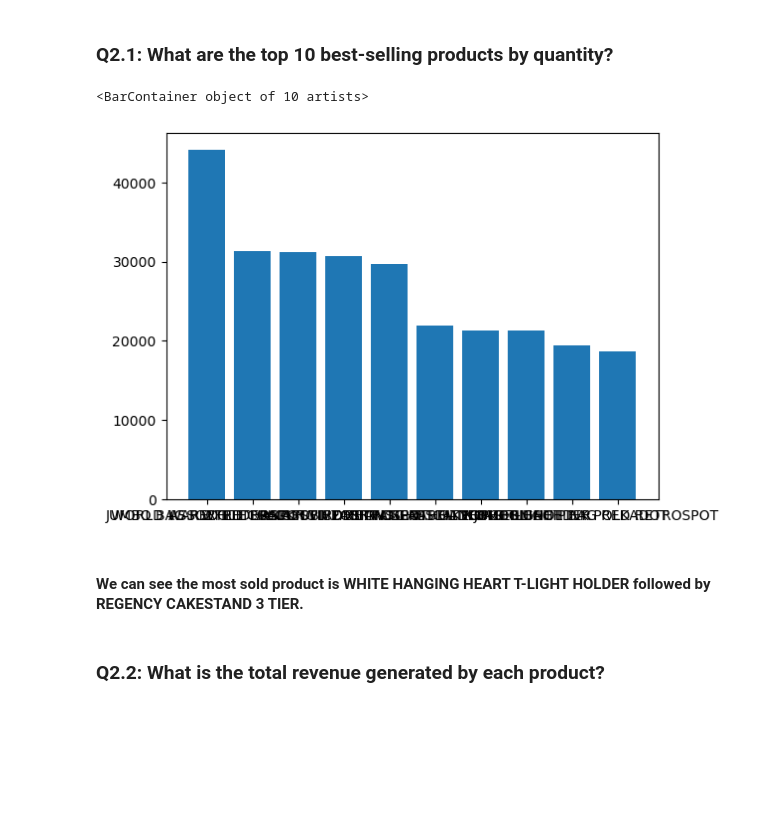
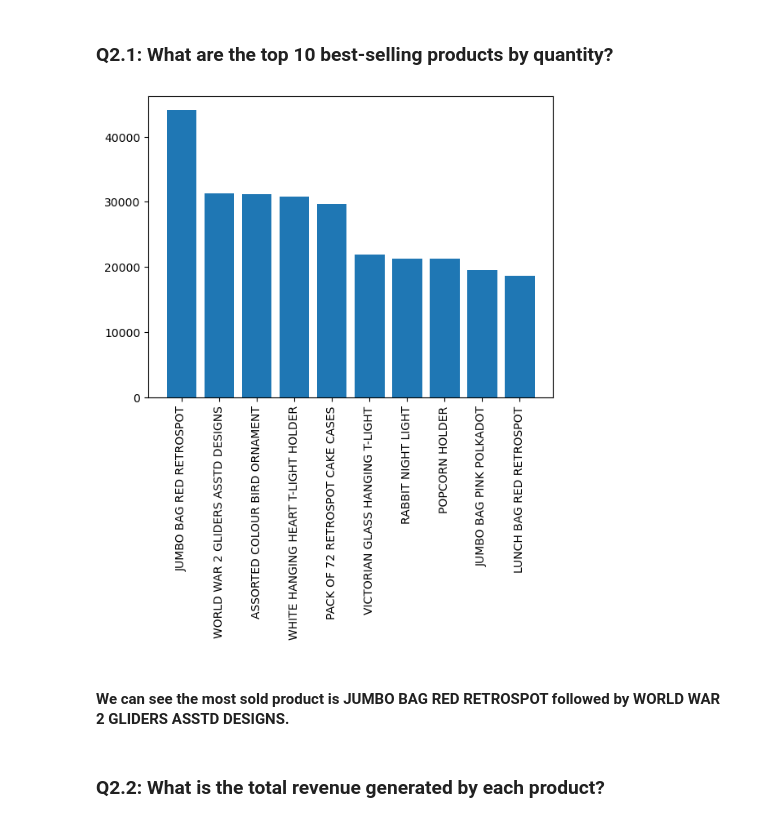
Before and after one commit to himanshuchrist/PA, a Jupyter notebook: 2348520_Lab1.ipynb, the cells around one changed output. Drawn from its saved outputs; the diff is of its cells as text; code cells hidden in the pictures; blank space fills up the shorter version.

```diff
--- a/2348520_Lab1.ipynb
+++ b/2348520_Lab1.ipynb
@@ -148,12 +148,13 @@ data.describe()
 # %%
 qty=data.groupby('Description')['Quantity'].sum().reset_index()
 qty=qty.sort_values(by='Quantity',ascending=False)[:10]
 plt.bar(qty.Description,qty.Quantity)
+plt.xticks(rotation=90)
+plt.show()
 # %% [output]
-<BarContainer object of 10 artists>
-[figure, old version]
+[figure, new version]
 # %% [markdown]
-#### We can see the most sold product is WHITE HANGING HEART T-LIGHT HOLDER followed by REGENCY CAKESTAND 3 TIER.
+#### We can see the most sold product is JUMBO BAG RED RETROSPOT followed by WORLD WAR 2 GLIDERS ASSTD DESIGNS.
 # %% [markdown]
 ### Q2.2: What is the total revenue generated by each product?
 # %%
```
Also changed, not shown: parts of 19 cells of this notebook.
